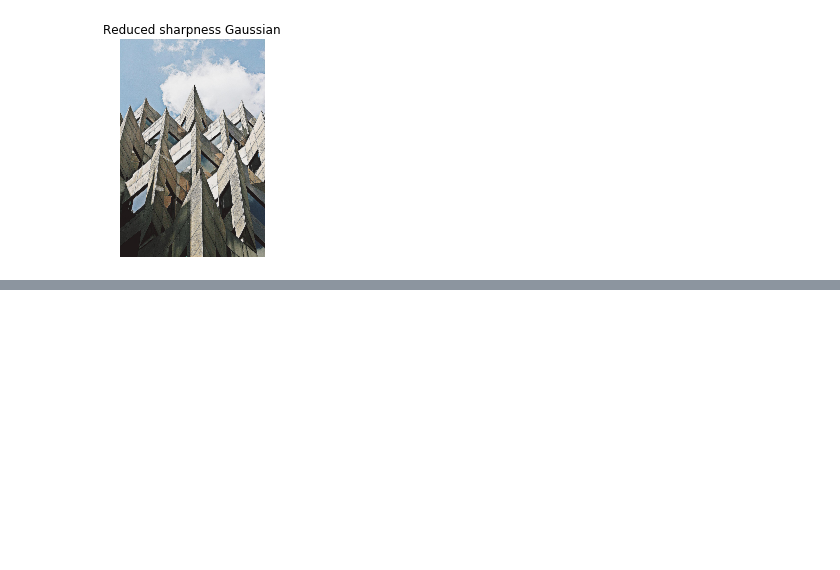
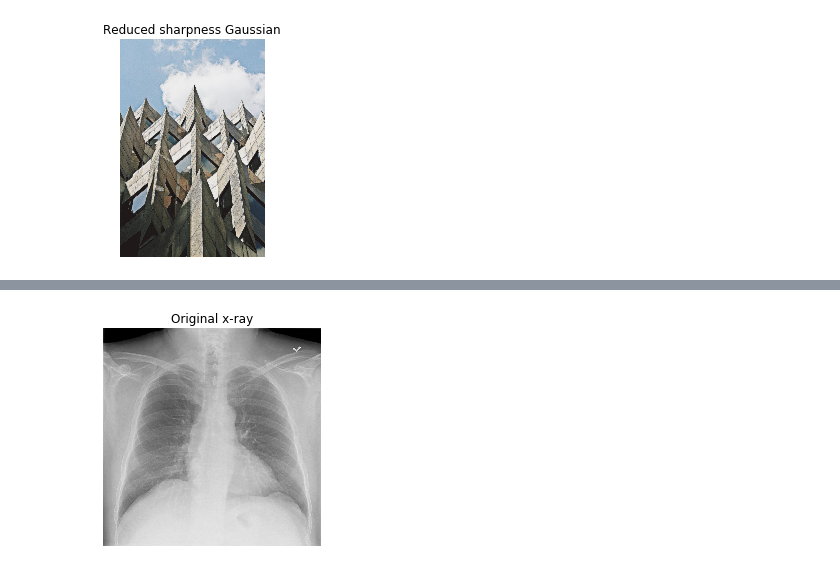
Before and after one commit to goodboychan/datacamp_repo, a Jupyter notebook: Image.Processing.in.Python/Filters-Contrast-Transformation-and-Morphology.ipynb, the cells around one changed output, grey strips where cells are left out. Drawn from its saved outputs; the diff is of its cells as text; code cells hidden in the pictures; blank space fills up the shorter version.

```diff
--- a/Image.Processing.in.Python/Filters-Contrast-Transformation-and-Morphology.ipynb
+++ b/Image.Processing.in.Python/Filters-Contrast-Transformation-and-Morphology.ipynb
@@ -74,0 +86,9 @@ show_image(gaussian_image, 'Reduced sharpness Gaussian')
+# %%
+from skimage import exposure
+
+chest_xray_image = plt.imread('./dataset/chest_xray_image.png')
+
+# Show original x-ray image and its histogram
+show_image(chest_xray_image, 'Original x-ray')
+# %% [output]
+[figure, added]
```
Also changed, not shown: parts of 30 cells of this notebook, 1 other file.
